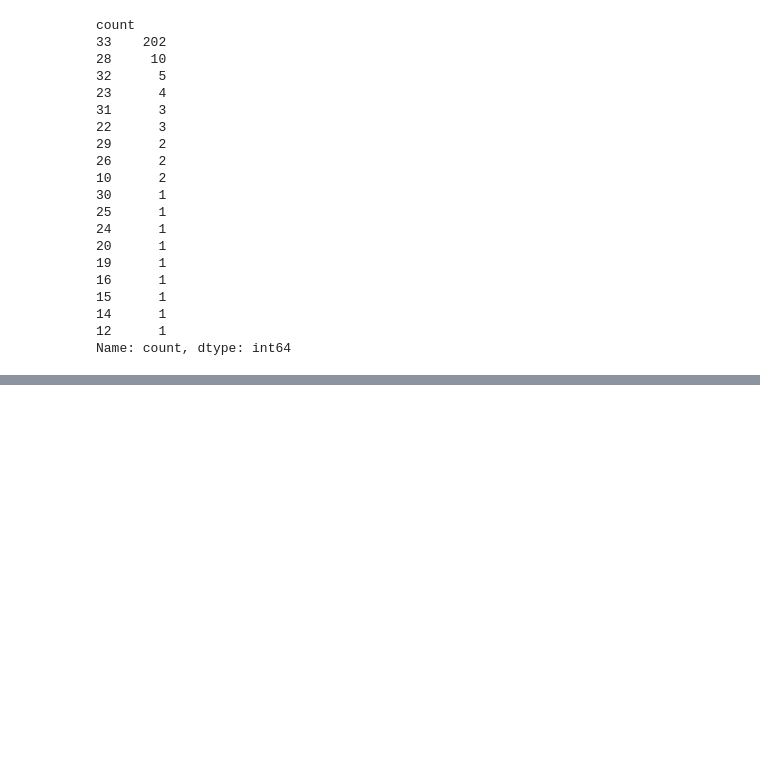
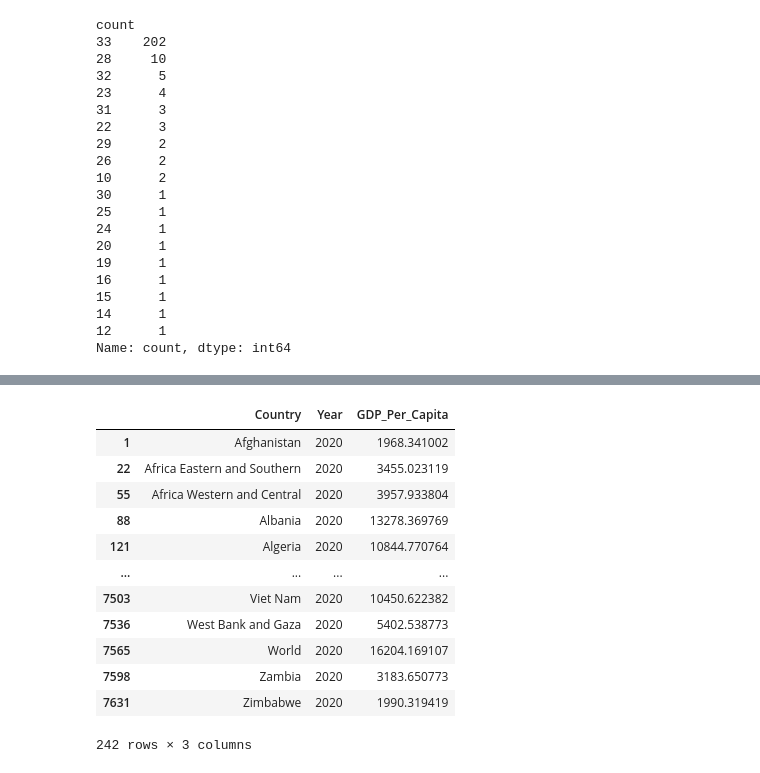
Before and after one commit to NSS-Data-Analytics-Cohort-10/gdp-and-internet-usage-SullivanAV, a Jupyter notebook: notebook/gdp_internet_project.ipynb, the cells around one changed output, grey strips where cells are left out. Saved outputs shown, nothing was run; the diff lists cells and outputs as text; code cells hidden in the pictures; blank space fills up the shorter version.

```diff
--- a/notebook/gdp_internet_project.ipynb
+++ b/notebook/gdp_internet_project.ipynb
@@ -138 +152,17 @@ print(unique_country)
+# %%
+year_2020
+# %% [output]
+|  | Country | Year | GDP_Per_Capita |
+| 1 | Afghanistan | 2020 | 1968.341002 |
+| 22 | Africa Eastern and Southern | 2020 | 3455.023119 |
+| 55 | Africa Western and Central | 2020 | 3957.933804 |
+| 88 | Albania | 2020 | 13278.369769 |
+| 121 | Algeria | 2020 | 10844.770764 |
+| ... | ... | ... | ... |
+| 7503 | Viet Nam | 2020 | 10450.622382 |
+| 7536 | West Bank and Gaza | 2020 | 5402.538773 |
+| 7565 | World | 2020 | 16204.169107 |
+| 7598 | Zambia | 2020 | 3183.650773 |
+| 7631 | Zimbabwe | 2020 | 1990.319419 |
+242 rows × 3 columns
 # %%
```
Also changed, not shown: parts of 7 cells of this notebook.
